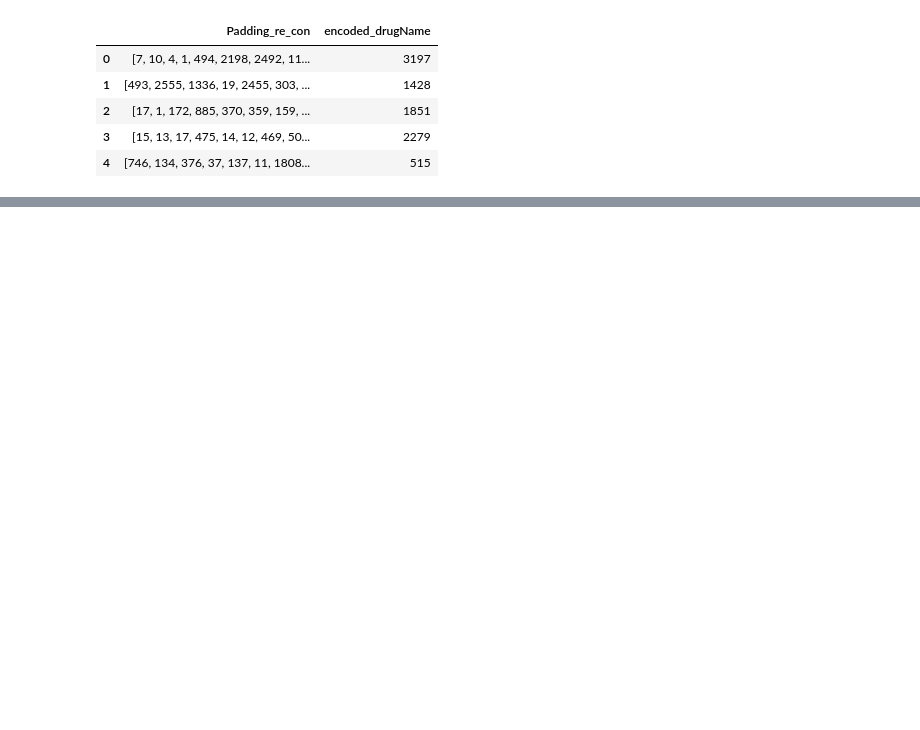
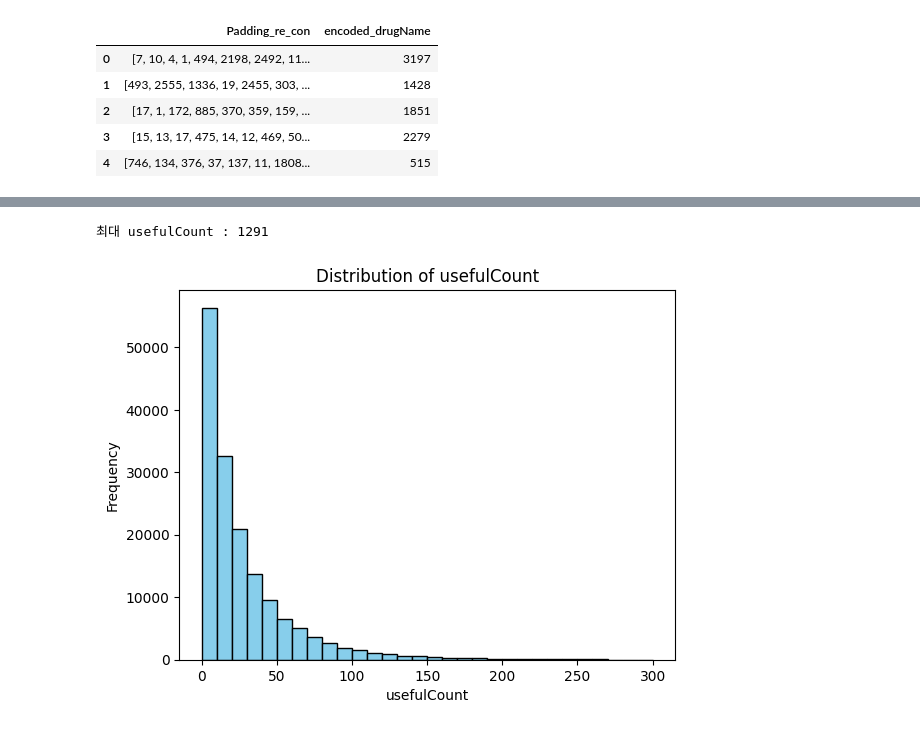
Before and after one commit to 2j0123/Drug-Review-Data-Predictions-Drug-Name, a Jupyter notebook: Drug_Data_Preprocess.ipynb, the cells around one changed output, grey strips where cells are left out. Cells and saved outputs as stored; diff of their text form; code cells hidden in the pictures; blank space fills up the shorter version.

```diff
--- a/Drug_Data_Preprocess.ipynb
+++ b/Drug_Data_Preprocess.ipynb
@@ -672,0 +717,2 @@ drug_data_for_h20.head()
+# %%
+drug_data_for_weight = drug_data_for_weight[drug_data['usefulCount'] <= 300]
@@ -672,0 +723,14 @@ drug_data_for_h20.head()
+# %%
+import matplotlib.pyplot as plt
+
+max_value = max(drug_data['usefulCount'])
+print("최대 usefulCount :", max_value)
+
+plt.hist(drug_data_for_weight['usefulCount'], bins=30, color='skyblue', edgecolor='black')
+plt.xlabel('usefulCount')
+plt.ylabel('Frequency')
+plt.title('Distribution of usefulCount')
+plt.show()
+# %% [output]
+최대 usefulCount : 1291
+[figure, added]
```
Also changed, not shown: parts of 49 cells of this notebook, 10 other files.
